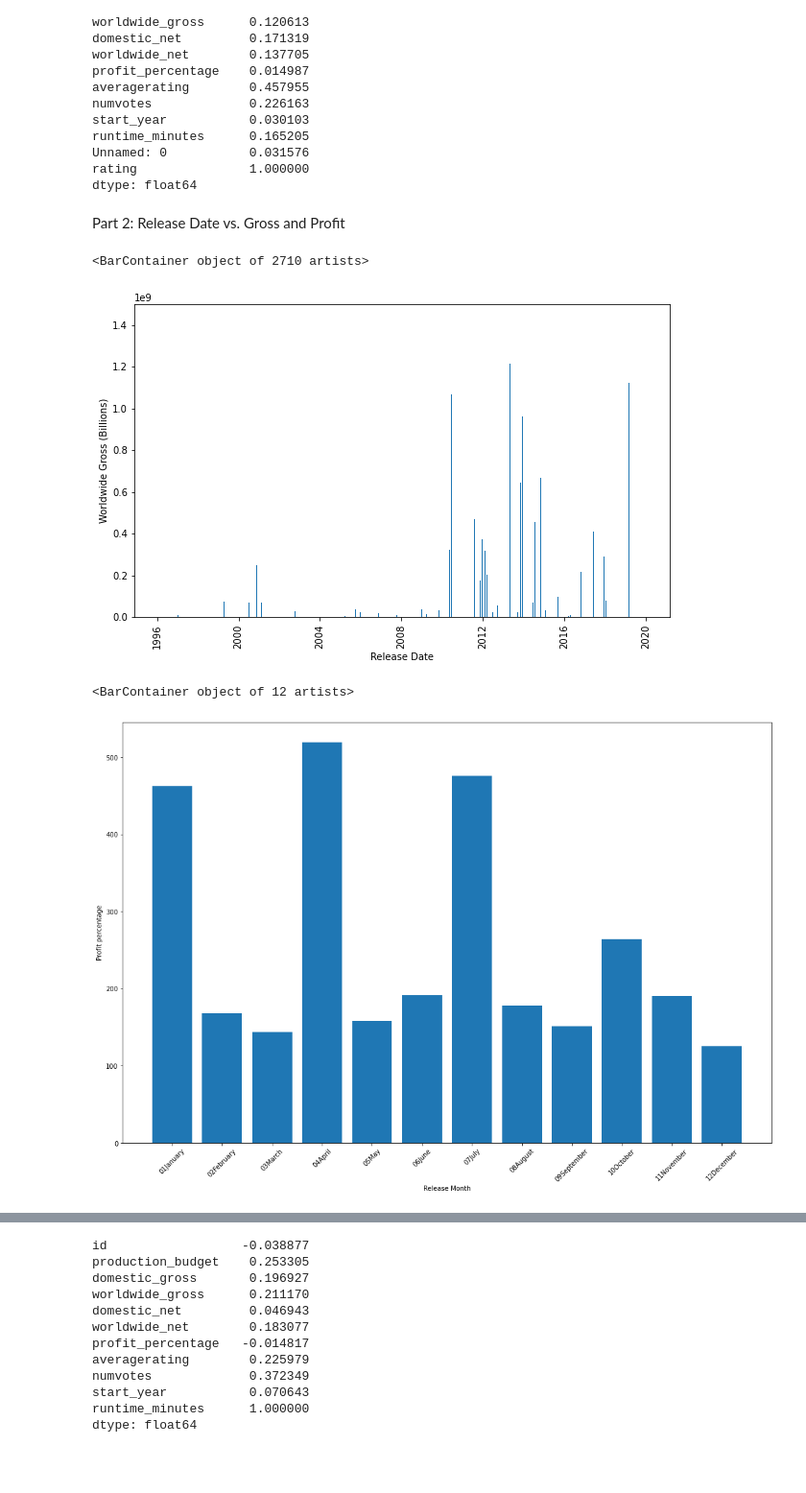
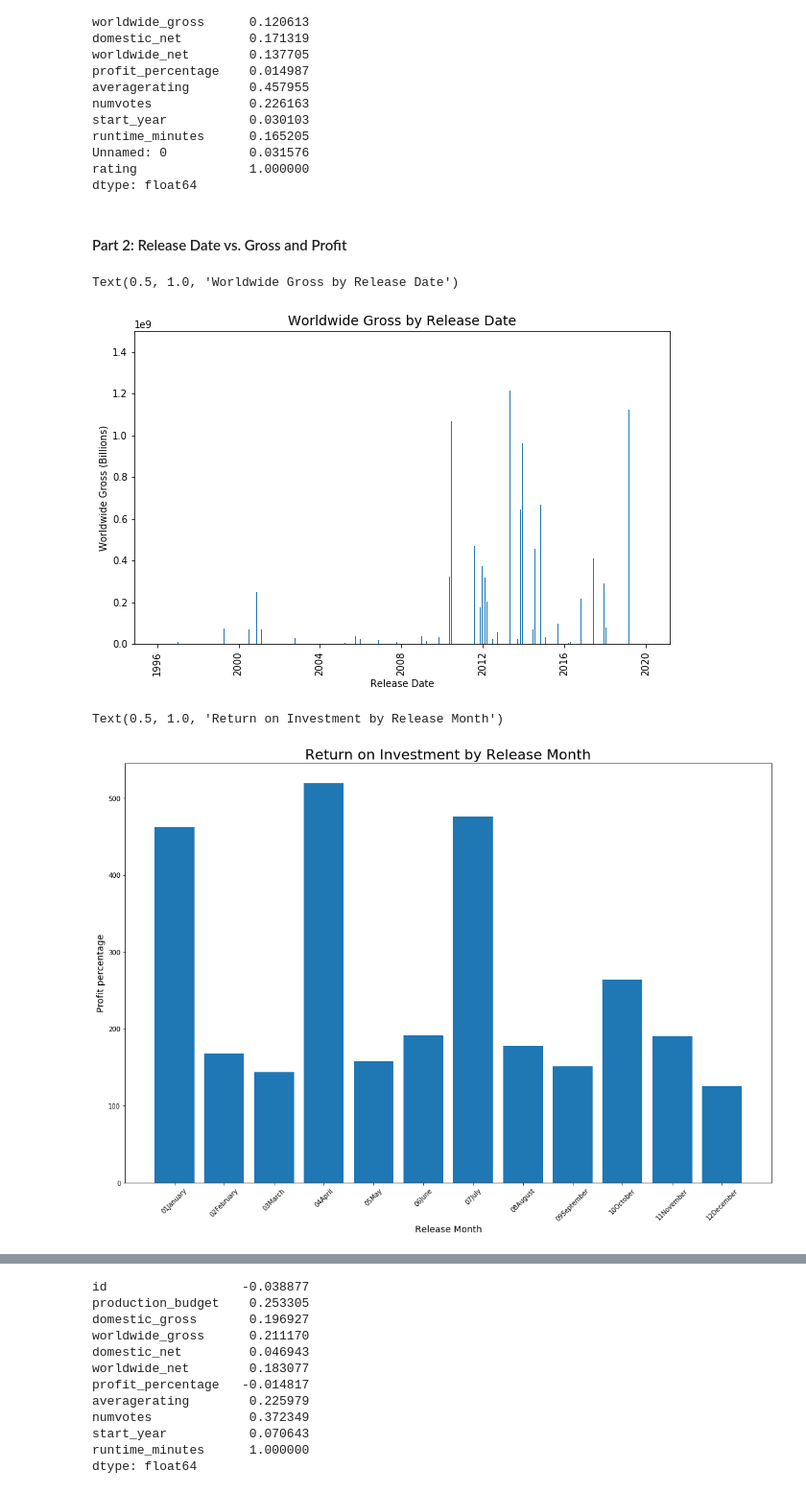
Before and after one commit to bagnine/moviedata, a Jupyter notebook: moviedata.ipynb, the cells around one changed output, grey strips where cells are left out. Shown at 96% size. Drawn from its saved outputs; the diff is of its cells as text; code cells hidden in the pictures; blank space fills up the shorter version.

```diff
--- a/moviedata.ipynb
+++ b/moviedata.ipynb
@@ -219,7 +221,7 @@ Unnamed: 0           0.031576
 rating               1.000000
 dtype: float64
 # %% [markdown]
-Part 2: Release Date vs. Gross and Profit
+#### Part 2: Release Date vs. Gross and Profit
 # %%
 #plotting worldwide gross for our selected time period. There are some pretty obvious peaks and valleys, just need to get into the year over year and follow the trends. I cropped out the outlier data above $1.5bn to show more granular spread
 fig, ax = plt.subplots(figsize= (10, 6))
@@ -231,23 +233,25 @@ ax.set_ylabel('Worldwide Gross (Billions)')
 ax.set_ylim(0, 1500000000)
 plt.xticks(rotation= 90)
 plt.bar(x, y)
+ax.set_title('Worldwide Gross by Release Date', fontsize=14)
 # %% [output]
-<BarContainer object of 2710 artists>
+Text(0.5, 1.0, 'Worldwide Gross by Release Date')
-[figure, old version]
+[figure, new version]
 # %%
 #calculating monthly average profit percentage to see which month is most profitable
 maindf_monthnet = maindf.groupby(maindf['release_date'].dt.strftime('%m%B'))['profit_percentage'].mean().sort_index()
 # %%
 #Here we can see there are some definite peak months- we can conclude the best months to release films for profitability are January, April, July and October
 fig, ax = plt.subplots(figsize= (18, 12))
 x= maindf_monthnet.keys()
 y= maindf_monthnet
 
-ax.set_xlabel('Release Month')
-ax.set_ylabel('Profit percentage')
+ax.set_xlabel('Release Month', fontsize = 14)
+ax.set_ylabel('Profit percentage', fontsize = 14)
 plt.xticks(rotation= 45)
 plt.bar(x,y)
+ax.set_title('Return of Investment by Release Month', fontsize=22)
 # %% [output]
-<BarContainer object of 12 artists>
+Text(0.5, 1.0, 'Return on Investment by Release Month')
-[figure, old version]
+[figure, new version]
 # %% [markdown]
```
Also changed, not shown: parts of 14 cells of this notebook.
